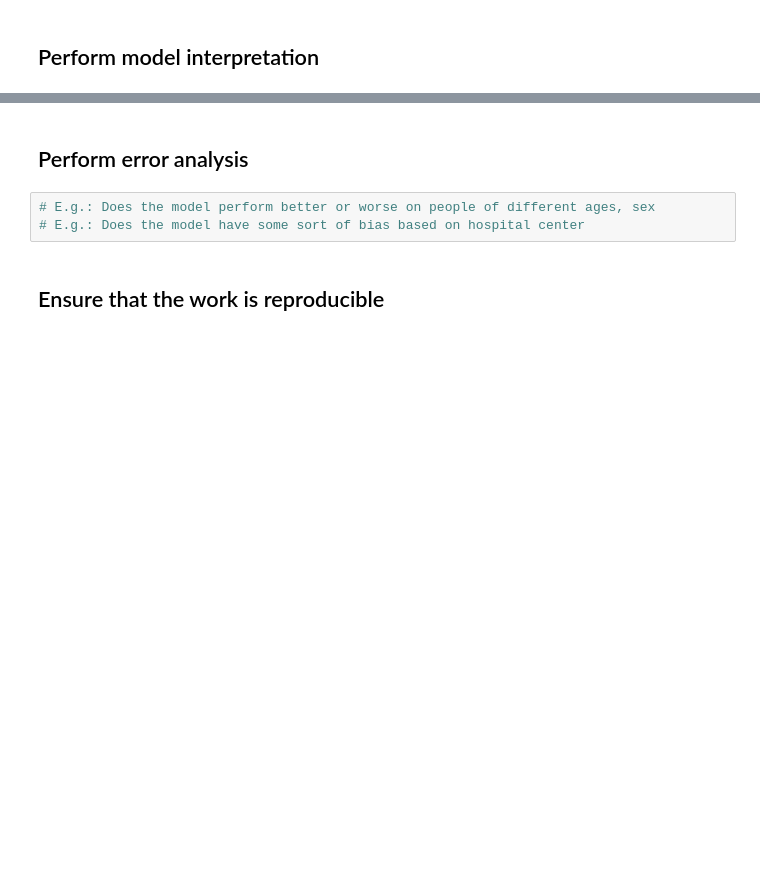
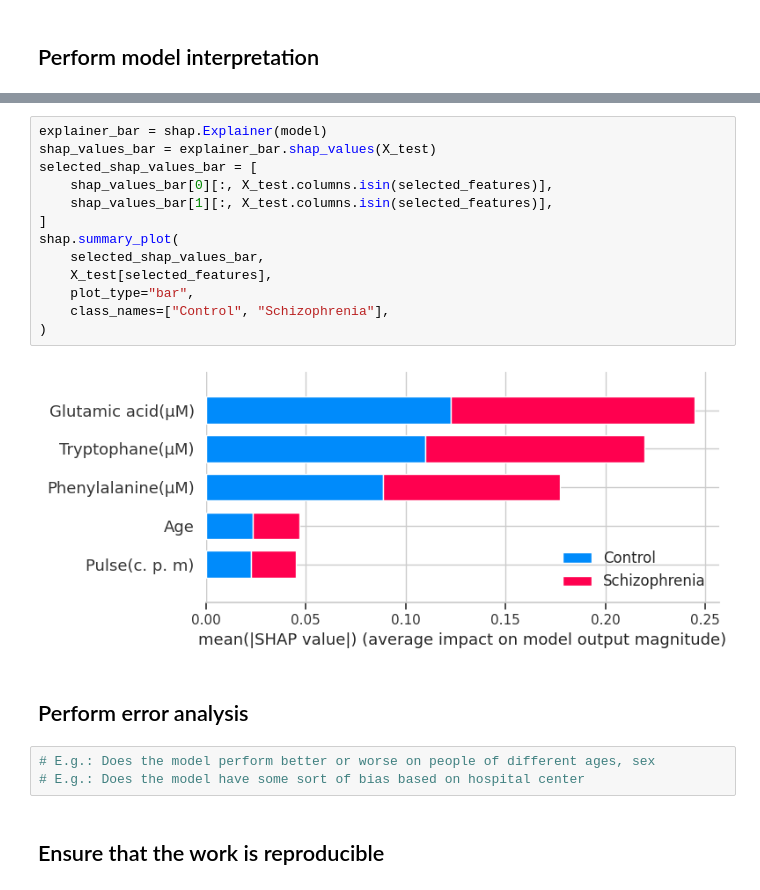
Before and after one commit to quantori/tutorial-on-ML-for-microbiomics, a Jupyter notebook: tutorial_dev.ipynb, the cells around one changed output, grey strips where cells are left out. Drawn from its saved outputs; the diff is of its cells as text; blank space fills up the shorter version.

```diff
--- a/tutorial_dev.ipynb
+++ b/tutorial_dev.ipynb
@@ -335,3 +394,18 @@ for num, model_info in enumerate(best_models_info, 1):
+# %%
+explainer_bar = shap.Explainer(model)
+shap_values_bar = explainer_bar.shap_values(X_test)
+selected_shap_values_bar = [
+    shap_values_bar[0][:, X_test.columns.isin(selected_features)],
+    shap_values_bar[1][:, X_test.columns.isin(selected_features)],
+]
+shap.summary_plot(
+    selected_shap_values_bar,
+    X_test[selected_features],
+    plot_type="bar",
+    class_names=["Control", "Schizophrenia"],
+)
+# %% [output]
+[figure, added]
 # %% [markdown]
 ## Perform error analysis
 # %%
```
Also changed, not shown: parts of 13 cells of this notebook, 1 other file.
